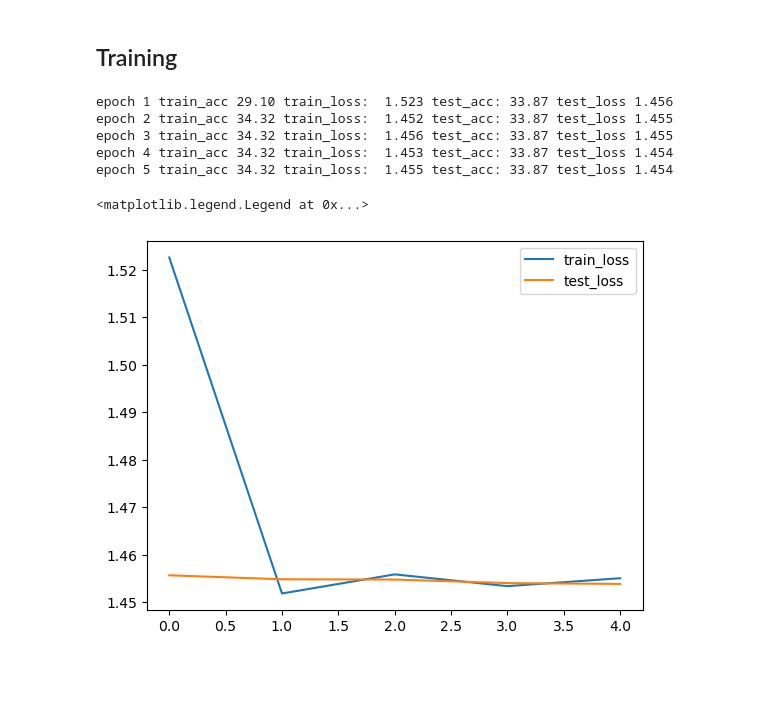
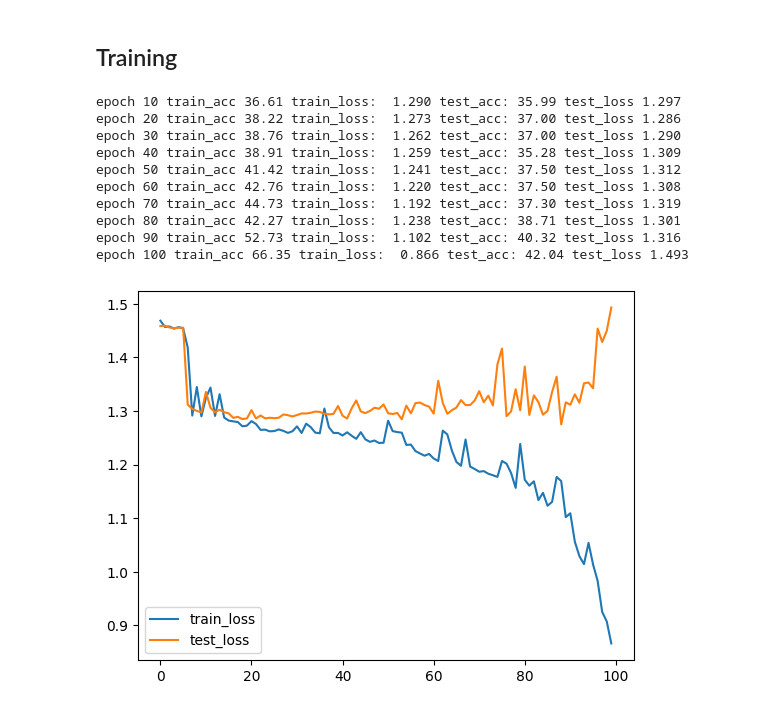
Before and after one commit to SkAndMl/question_tagging, a Jupyter notebook: notebooks/4_algorithm_tagging.ipynb, the cells around one changed output. Saved outputs shown, nothing was run; the diff lists cells and outputs as text; code cells hidden in the pictures; blank space fills up the shorter version.

Commit message:
updated model 1

```diff
--- a/notebooks/4_algorithm_tagging.ipynb
+++ b/notebooks/4_algorithm_tagging.ipynb
@@ -307,6 +322 @@ class QTAlgoModelV1(nn.Module):
         return x_out
-# %%
-from torchinfo import summary
-model = QTAlgoModelV1(vocab_size=VOCAB_SIZE, output_dim=len(CLASS_MAPPING))
-summary(model=model,
-        input_data=[torch.randint(low=1, high=100, size=(BATCH_SIZE, 64))])
@@ -417,7 +407,8 @@ def train(model: torch.nn.Module,
         train_acc, train_loss = train_step(model, train_dl, loss_fn, optimizer, device)
         test_acc, test_loss = eval_step(model, test_dl, loss_fn, device)
 
-        print(f"epoch {epoch} train_acc {train_acc*100:.2f} train_loss: {train_loss: .3f} test_acc: {test_acc*100:.2f} test_loss {test_loss:.3f}")
+        if epoch%10==0:
+          print(f"epoch {epoch} train_acc {train_acc*100:.2f} train_loss: {train_loss: .3f} test_acc: {test_acc*100:.2f} test_loss {test_loss:.3f}")
 
         result_dict["train_acc"].append(train_acc)
         result_dict["train_loss"].append(train_loss)
@@ -425,32 +416,39 @@ def train(model: torch.nn.Module,
         result_dict["test_loss"].append(test_loss)
 
     return result_dict
+# %%
+epochs = 100
 # %%
 model_1 = QTAlgoModelV1(vocab_size=VOCAB_SIZE,
-                        num_layers=2,
+                        num_layers=1,
                         embedding_dim=512,
-                        hidden_size=32,
+                        hidden_size=256,
                         output_dim=len(CLASS_MAPPING)).to(DEVICE)
 loss_fn = torch.nn.CrossEntropyLoss()
 optimizer = torch.optim.Adam(params=model_1.parameters(),
-                             lr=2e-4)
+                             lr=1e-3)
 
 result_dict = train(model=model_1,
                     train_dl=train_dl,
                     test_dl=test_dl,
                     loss_fn=loss_fn,
                     optimizer=optimizer,
-                    epochs=5)
+                    epochs=epochs,
+                    device=DEVICE)
 # %% [output]
-epoch 1 train_acc 29.10 train_loss:  1.523 test_acc: 33.87 test_loss 1.456
-epoch 2 train_acc 34.32 train_loss:  1.452 test_acc: 33.87 test_loss 1.455
-epoch 3 train_acc 34.32 train_loss:  1.456 test_acc: 33.87 test_loss 1.455
-epoch 4 train_acc 34.32 train_loss:  1.453 test_acc: 33.87 test_loss 1.454
-epoch 5 train_acc 34.32 train_loss:  1.455 test_acc: 33.87 test_loss 1.454
+epoch 10 train_acc 36.61 train_loss:  1.290 test_acc: 35.99 test_loss 1.297
+epoch 20 train_acc 38.22 train_loss:  1.273 test_acc: 37.00 test_loss 1.286
+epoch 30 train_acc 38.76 train_loss:  1.262 test_acc: 37.00 test_loss 1.290
+epoch 40 train_acc 38.91 train_loss:  1.259 test_acc: 35.28 test_loss 1.309
+epoch 50 train_acc 41.42 train_loss:  1.241 test_acc: 37.50 test_loss 1.312
+epoch 60 train_acc 42.76 train_loss:  1.220 test_acc: 37.50 test_loss 1.308
+epoch 70 train_acc 44.73 train_loss:  1.192 test_acc: 37.30 test_loss 1.319
+epoch 80 train_acc 42.27 train_loss:  1.238 test_acc: 38.71 test_loss 1.301
+epoch 90 train_acc 52.73 train_loss:  1.102 test_acc: 40.32 test_loss 1.316
+epoch 100 train_acc 66.35 train_loss:  0.866 test_acc: 42.04 test_loss 1.493
 # %%
-plt.plot(range(5), result_dict["train_loss"], label="train_loss")
-plt.plot(range(5), result_dict["test_loss"], label="test_loss")
-plt.legend()
+plt.plot(range(epochs), result_dict["train_loss"], label="train_loss")
+plt.plot(range(epochs), result_dict["test_loss"], label="test_loss")
+plt.legend();
 # %% [output]
-<matplotlib.legend.Legend at 0x...>
-[figure, old version]
+[figure, new version]
```
Also changed, not shown: parts of 5 cells of this notebook.
